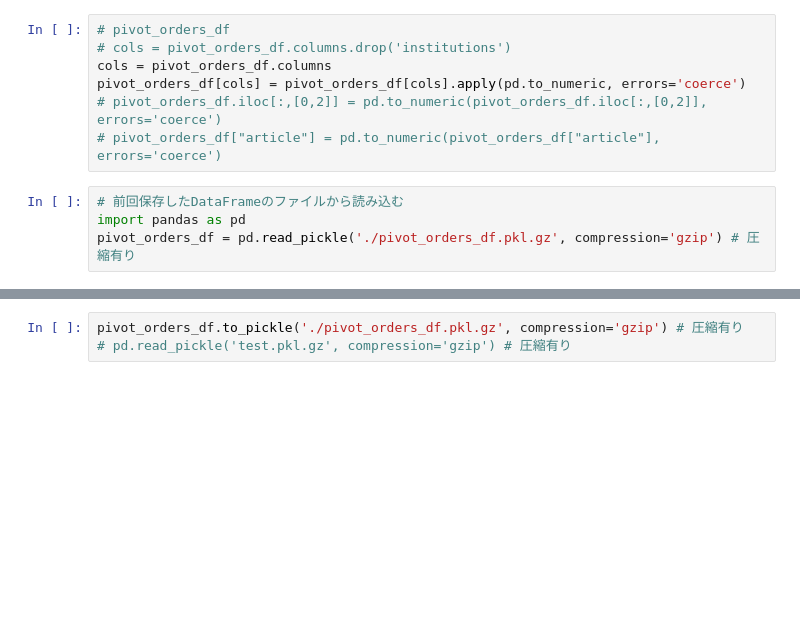
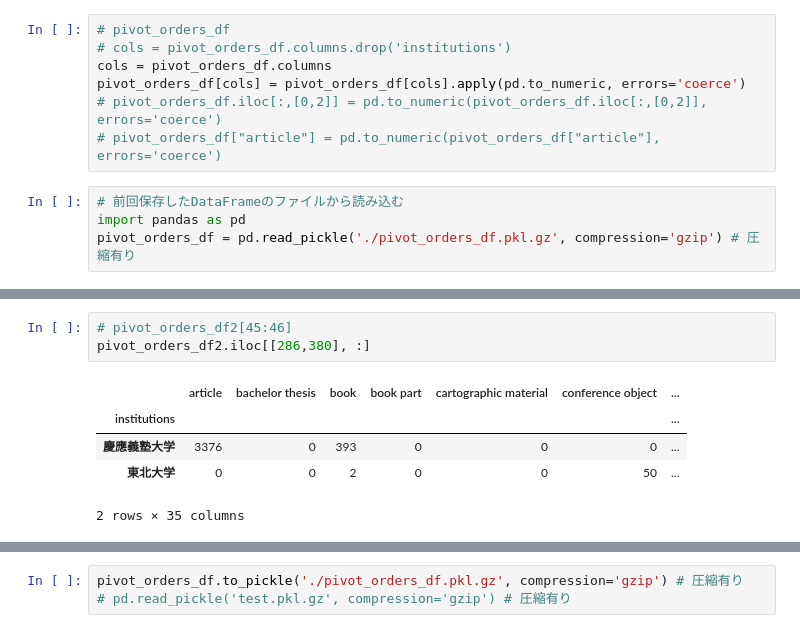
Before and after one commit to wonox/irdbscraping, a Jupyter notebook: irdbscraping.ipynb, the cells around one changed output, grey strips where cells are left out. Drawn from its saved outputs; the diff is of its cells as text; blank space fills up the shorter version.

```diff
--- a/irdbscraping.ipynb
+++ b/irdbscraping.ipynb
@@ -136,0 +191,9 @@ institutions
+# %%
+# pivot_orders_df2[45:46]
+pivot_orders_df2.iloc[[286,380], :]
+# %% [output]
+|  | article | bachelor thesis | book | book part | cartographic material | conference object | ... |
+| institutions |  |  |  |  |  |  | ... |
+| 慶應義塾大学 | 3376 | 0 | 393 | 0 | 0 | 0 | ... |
+| 東北大学 | 0 | 0 | 2 | 0 | 0 | 50 | ... |
+2 rows × 35 columns
```
Also changed, not shown: parts of 7 cells of this notebook.
